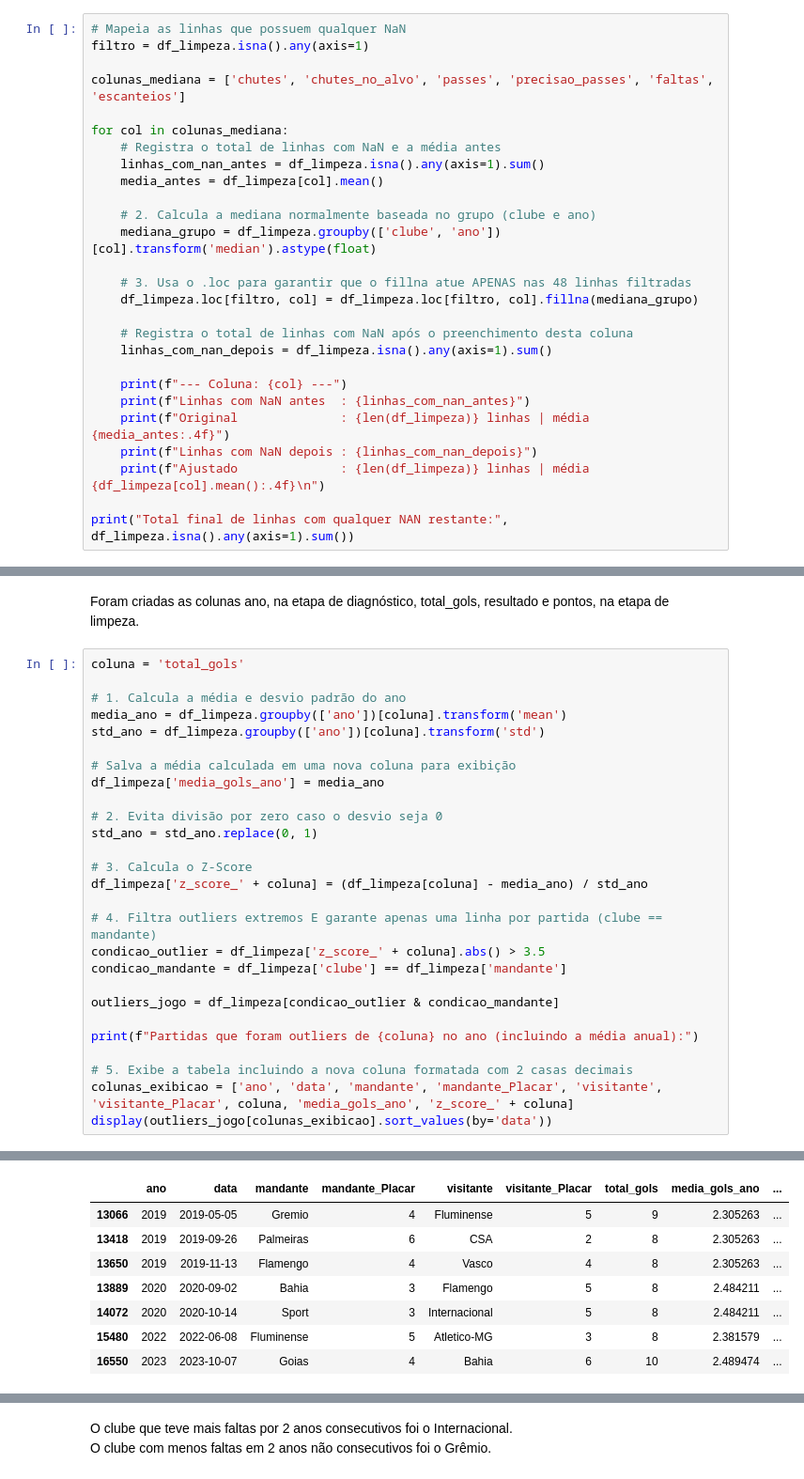
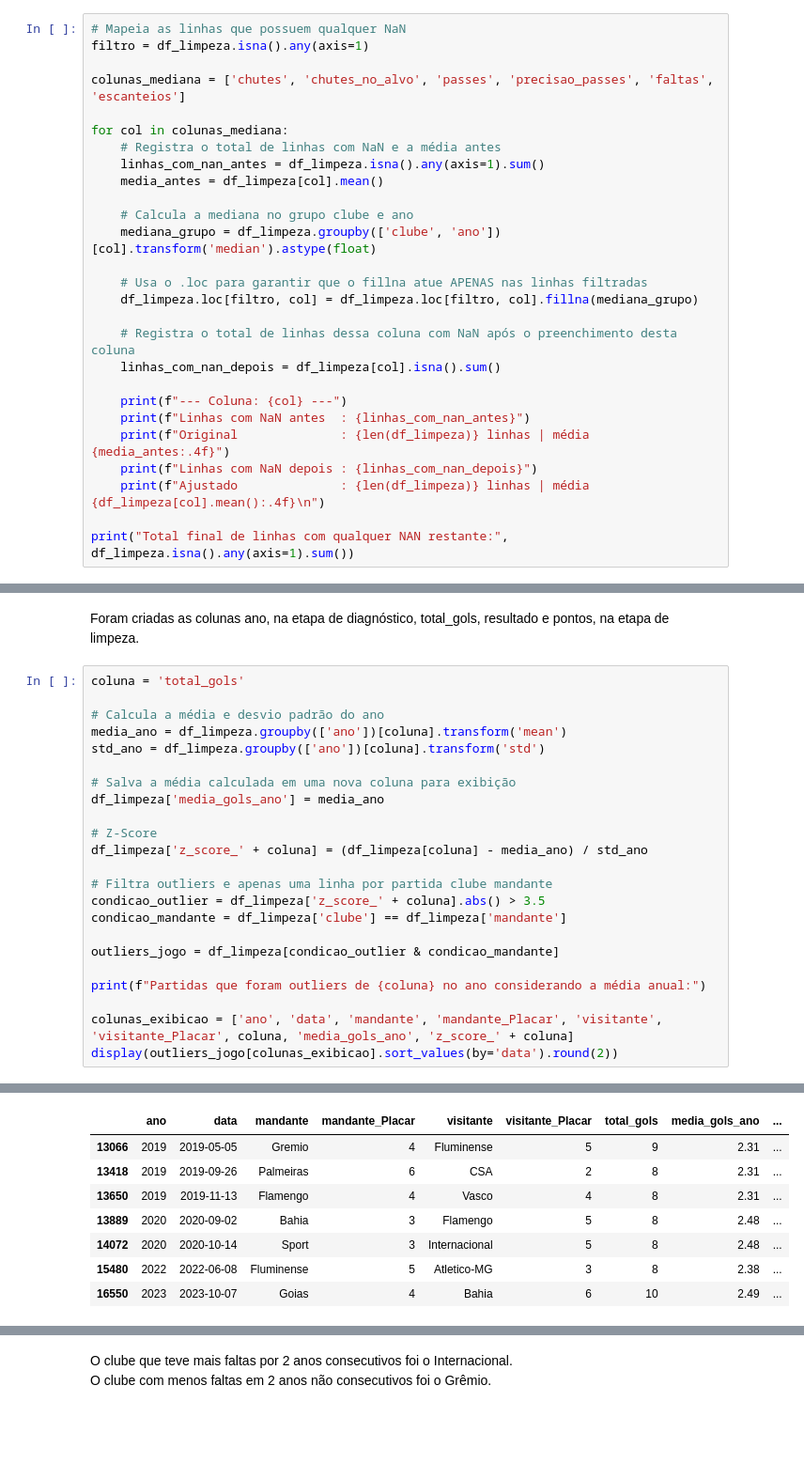
Before and after one commit to CharleneSantos/Caixaverso-FC5, a Jupyter notebook: notebooks/analises.ipynb, the cells around one changed output, grey strips where cells are left out. Shown at 94% size. Drawn from its saved outputs; the diff is of its cells as text; blank space fills up the shorter version.

```diff
--- a/notebooks/analises.ipynb
+++ b/notebooks/analises.ipynb
@@ -419,14 +405,14 @@ for col in colunas_mediana:
     linhas_com_nan_antes = df_limpeza.isna().any(axis=1).sum()
     media_antes = df_limpeza[col].mean()
 
-    # 2. Calcula a mediana normalmente baseada no grupo (clube e ano)
+    # Calcula a mediana no grupo clube e ano
     mediana_grupo = df_limpeza.groupby(['clube', 'ano'])[col].transform('median').astype(float)
 
-    # 3. Usa o .loc para garantir que o fillna atue APENAS nas 48 linhas filtradas
+    # Usa o .loc para garantir que o fillna atue APENAS nas linhas filtradas
     df_limpeza.loc[filtro, col] = df_limpeza.loc[filtro, col].fillna(mediana_grupo)
 
-    # Registra o total de linhas com NaN após o preenchimento desta coluna
-    linhas_com_nan_depois = df_limpeza.isna().any(axis=1).sum()
+    # Registra o total de linhas dessa coluna com NaN após o preenchimento desta coluna
+    linhas_com_nan_depois = df_limpeza[col].isna().sum()
 
     print(f"--- Coluna: {col} ---")
     print(f"Linhas com NaN antes  : {linhas_com_nan_antes}")
@@ -497,28 +483,24 @@ Foram criadas as colunas ano, na etapa de diagnóstico, total_gols, resultado e
 # %%
 coluna = 'total_gols'
 
-# 1. Calcula a média e desvio padrão do ano
+# Calcula a média e desvio padrão do ano
 media_ano = df_limpeza.groupby(['ano'])[coluna].transform('mean')
 std_ano = df_limpeza.groupby(['ano'])[coluna].transform('std')
 
 # Salva a média calculada em uma nova coluna para exibição
 df_limpeza['media_gols_ano'] = media_ano
 
-# 2. Evita divisão por zero caso o desvio seja 0
-std_ano = std_ano.replace(0, 1)
-
-# 3. Calcula o Z-Score
+# Z-Score
 df_limpeza['z_score_' + coluna] = (df_limpeza[coluna] - media_ano) / std_ano
 
-# 4. Filtra outliers extremos E garante apenas uma linha por partida (clube == mandante)
+# Filtra outliers e apenas uma linha por partida clube mandante
 condicao_outlier = df_limpeza['z_score_' + coluna].abs() > 3.5
 condicao_mandante = df_limpeza['clube'] == df_limpeza['mandante']
 
 outliers_jogo = df_limpeza[condicao_outlier & condicao_mandante]
 
-print(f"Partidas que foram outliers de {coluna} no ano (incluindo a média anual):")
+print(f"Partidas que foram outliers de {coluna} no ano considerando a média anual:")
 
-# 5. Exibe a tabela incluindo a nova coluna formatada com 2 casas decimais
 colunas_exibicao = ['ano', 'data', 'mandante', 'mandante_Placar', 'visitante', 'visitante_Placar', coluna, 'media_gols_ano', 'z_score_' + coluna]
-display(outliers_jogo[colunas_exibicao].sort_values(by='data'))
+display(outliers_jogo[colunas_exibicao].sort_values(by='data').round(2))
 # %% [output]
@@ -526,9 +508,9 @@ Partidas que foram outliers de total_gols no ano (incluindo a média anual):
 |  | ano | data | mandante | mandante_Placar | visitante | visitante_Placar | total_gols | media_gols_ano | ... |
-| 13066 | 2019 | 2019-05-05 | Gremio | 4 | Fluminense | 5 | 9 | 2.305263 | ... |
-| 13418 | 2019 | 2019-09-26 | Palmeiras | 6 | CSA | 2 | 8 | 2.305263 | ... |
-| 13650 | 2019 | 2019-11-13 | Flamengo | 4 | Vasco | 4 | 8 | 2.305263 | ... |
-| 13889 | 2020 | 2020-09-02 | Bahia | 3 | Flamengo | 5 | 8 | 2.484211 | ... |
-| 14072 | 2020 | 2020-10-14 | Sport | 3 | Internacional | 5 | 8 | 2.484211 | ... |
-| 15480 | 2022 | 2022-06-08 | Fluminense | 5 | Atletico-MG | 3 | 8 | 2.381579 | ... |
-| 16550 | 2023 | 2023-10-07 | Goias | 4 | Bahia | 6 | 10 | 2.489474 | ... |
+| 13066 | 2019 | 2019-05-05 | Gremio | 4 | Fluminense | 5 | 9 | 2.31 | ... |
+| 13418 | 2019 | 2019-09-26 | Palmeiras | 6 | CSA | 2 | 8 | 2.31 | ... |
+| 13650 | 2019 | 2019-11-13 | Flamengo | 4 | Vasco | 4 | 8 | 2.31 | ... |
+| 13889 | 2020 | 2020-09-02 | Bahia | 3 | Flamengo | 5 | 8 | 2.48 | ... |
+| 14072 | 2020 | 2020-10-14 | Sport | 3 | Internacional | 5 | 8 | 2.48 | ... |
+| 15480 | 2022 | 2022-06-08 | Fluminense | 5 | Atletico-MG | 3 | 8 | 2.38 | ... |
+| 16550 | 2023 | 2023-10-07 | Goias | 4 | Bahia | 6 | 10 | 2.49 | ... |
 # %% [markdown]
```
Also changed, not shown: parts of 17 cells of this notebook, 1 other file.
